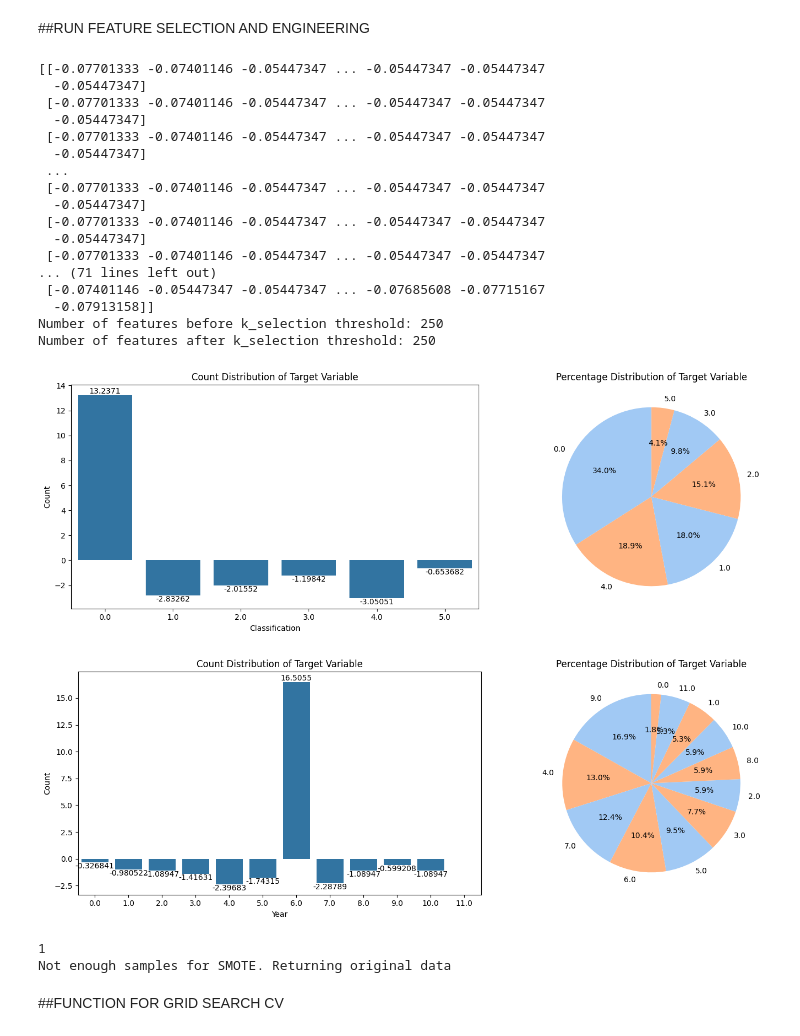
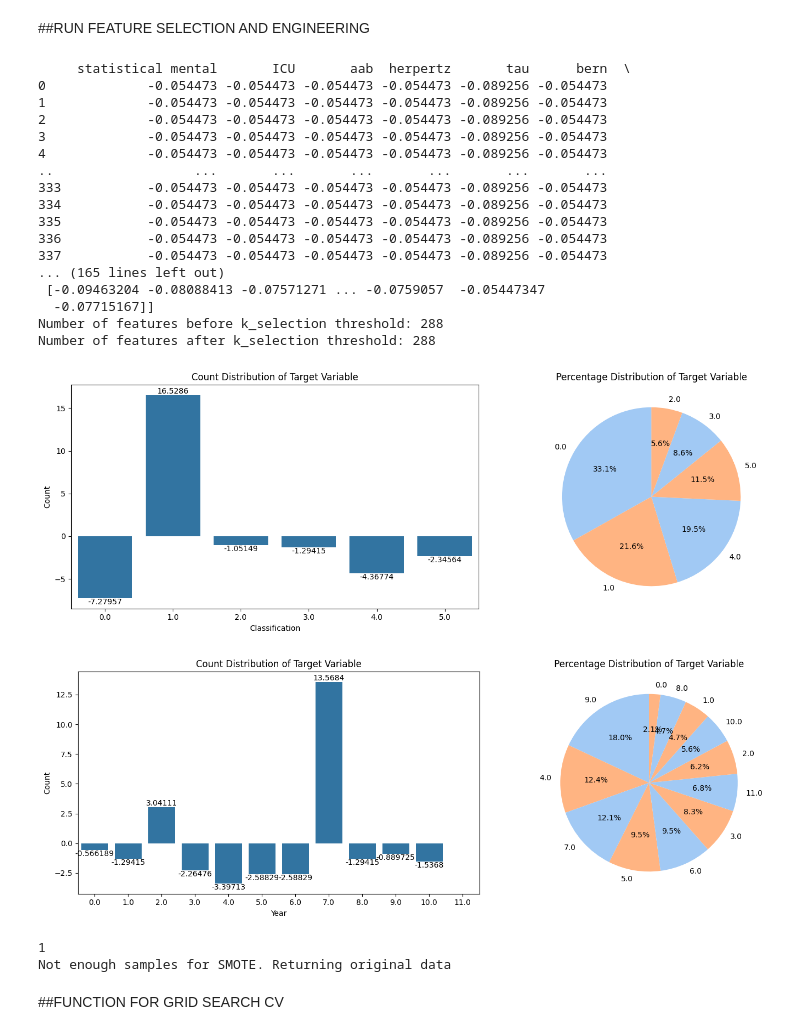
Before and after one commit to dhazari/PersonalityClassification, a Jupyter notebook: BPD_word_analysis.ipynb, the cells around one changed output. Cells and saved outputs as stored; diff of their text form; code cells hidden in the pictures.

```diff
--- a/BPD_word_analysis.ipynb
+++ b/BPD_word_analysis.ipynb
@@ -558,7 +569,7 @@ for i,row in overall_data.iterrows():
   overall_data.at[i, 'Keywords'] = find_keywords(row['text'])
 
   #Send to min sequential patterns
-  allFoundFrequents = parse_for_mining(row['text'], disinclude, 0.006)
+  allFoundFrequents = parse_for_mining(row['text'], disinclude, 0.007)
 
   #Add this to the LENGTHS
   overall_data.at[i, 'lengths'] = allFoundFrequents
@@ -1851,7 +1868,7 @@ conf_lookup = defaultdict(float)
 
 for _, row in class_keyword_counts.iterrows():
     key = (row['Keyword'], row['Classification'], row['Year'])
-    conf_lift = row['Confidence'] * (row['Lift'])
+    conf_lift = row['Confidence'] * np.log2(row['Lift'])
     conf_lookup[key] = conf_lift
 
 # Step 2: Collect rows efficiently
@@ -2265,10 +2218,6 @@ def create_smote(X_train, y_train):
   analyze_target_distribution(total_df, 'Classification')
   analyze_target_distribution(total_df, 'Year')
 
-  #Y_TRAIN has 2 Columns. I want to COMBINE these!
-  y_train['combined'] = y_train['Classification'].astype(str) + ' ' + y_train['Year'].astype(str)
-
-  # Adjust k_neighbors dynamically based on the minority class size
   minority_class_size = y_train['combined'].value_counts().min()
   k_neighbors = min(5, minority_class_size - 1)  # Ensure k_neighbors is at most minority_class_size - 1
   print(minority_class_size)
@@ -2278,7 +2227,6 @@ def create_smote(X_train, y_train):
     # Handle the case where k_neighbors is too small (e.g., only 1 sample in the minority class)
     # This can be handled by setting to another classification
     print("Not enough samples for SMOTE. Returning original data")
-    y_train = y_train.drop('combined', axis=1)
     return X_train, y_train
 
   smote = SMOTE(k_neighbors = k_neighbors, random_state=42)
@@ -2294,47 +2242,57 @@ def create_smote(X_train, y_train):
   analyze_target_distribution(total_df, 'Classification')
   analyze_target_distribution(total_df, 'Year')
 
-  return x_resambled, y_resampled
+  return x_resampled, y_resampled
 # %% [markdown]
 ##RUN FEATURE SELECTION AND ENGINEERING
 # %%
 from imblearn.over_sampling import SMOTE
 
-var_thresh = 40/X_train.shape[0]
+#var_thresh = 40/X_train.shape[0]
 #Column that will execute the feature selection...
-target_column = 'Classification'
+#Y_TRAIN has 2 Columns. I want to COMBINE these!
+y_train['combined'] = y_train['Classification'].astype(str) + ' ' + y_train['Year'].astype(str)
+
+label_encoder_combined = LabelEncoder()
+y_train['combined'] = label_encoder_combined.fit_transform(y_train['combined'])
+
+
+target_column = 'combined'
 X_train, X_test, y_train_selected = select_important_features(
     X_train, y_train[target_column], X_test,
-    variance_thresh=var_thresh, corr_class_thresh=0.5, corr_thresh=0.95,
-    num_columns=int(X_train.shape[1] * 0.5)
+    corr_class_thresh=0.05, corr_thresh=1,
+    num_columns=int(X_train.shape[1])
 )
 
 X_train,y_train = create_smote(X_train, y_train)
+
+if 'combined' in y_train.columns:
+  y_train = y_train.drop('combined', axis=1)
 
 y_train_class = y_train["Classification"]
 y_train = y_train["Year"]
 y_test_class = y_test["Classification"]
 y_test = y_test["Year"]
 # %% [output]
-[[-0.07701333 -0.07401146 -0.05447347 ... -0.05447347 -0.05447347
-  -0.05447347]
- [-0.07701333 -0.07401146 -0.05447347 ... -0.05447347 -0.05447347
-  -0.05447347]
- [-0.07701333 -0.07401146 -0.05447347 ... -0.05447347 -0.05447347
-  -0.05447347]
- ...
- [-0.07701333 -0.07401146 -0.05447347 ... -0.05447347 -0.05447347
-  -0.05447347]
- [-0.07701333 -0.07401146 -0.05447347 ... -0.05447347 -0.05447347
-  -0.05447347]
- [-0.07701333 -0.07401146 -0.05447347 ... -0.05447347 -0.05447347
-... (71 lines left out)
- [-0.07401146 -0.05447347 -0.05447347 ... -0.07685608 -0.07715167
-  -0.07913158]]
-Number of features before k_selection threshold: 250
-Number of features after k_selection threshold: 250
+     statistical mental       ICU       aab  herpertz       tau      bern  \
+0             -0.054473 -0.054473 -0.054473 -0.054473 -0.089256 -0.054473
+1             -0.054473 -0.054473 -0.054473 -0.054473 -0.089256 -0.054473
+2             -0.054473 -0.054473 -0.054473 -0.054473 -0.089256 -0.054473
+3             -0.054473 -0.054473 -0.054473 -0.054473 -0.089256 -0.054473
+4             -0.054473 -0.054473 -0.054473 -0.054473 -0.089256 -0.054473
+..                  ...       ...       ...       ...       ...       ...
+333           -0.054473 -0.054473 -0.054473 -0.054473 -0.089256 -0.054473
+334           -0.054473 -0.054473 -0.054473 -0.054473 -0.089256 -0.054473
+335           -0.054473 -0.054473 -0.054473 -0.054473 -0.089256 -0.054473
+336           -0.054473 -0.054473 -0.054473 -0.054473 -0.089256 -0.054473
+337           -0.054473 -0.054473 -0.054473 -0.054473 -0.089256 -0.054473
+... (165 lines left out)
+ [-0.09463204 -0.08088413 -0.07571271 ... -0.0759057  -0.05447347
+  -0.07715167]]
+Number of features before k_selection threshold: 288
+Number of features after k_selection threshold: 288
-[figure, old version]
+[figure, new version]
-[figure, old version]
+[figure, new version]
 1
 Not enough samples for SMOTE. Returning original data
 # %% [markdown]
```
Also changed, not shown: parts of 49 cells of this notebook.
